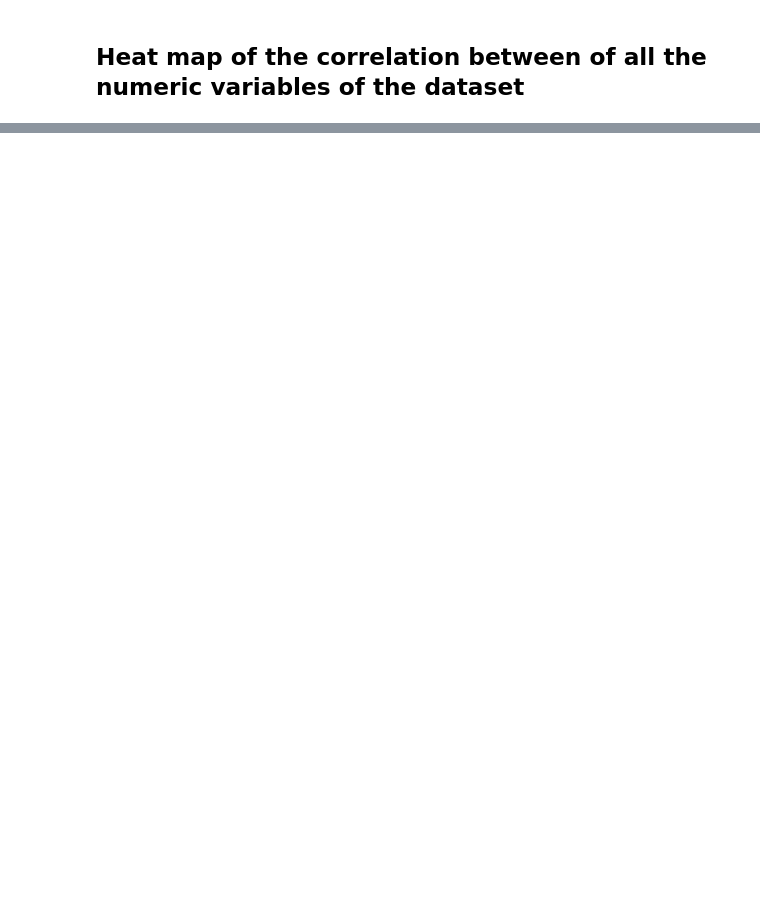
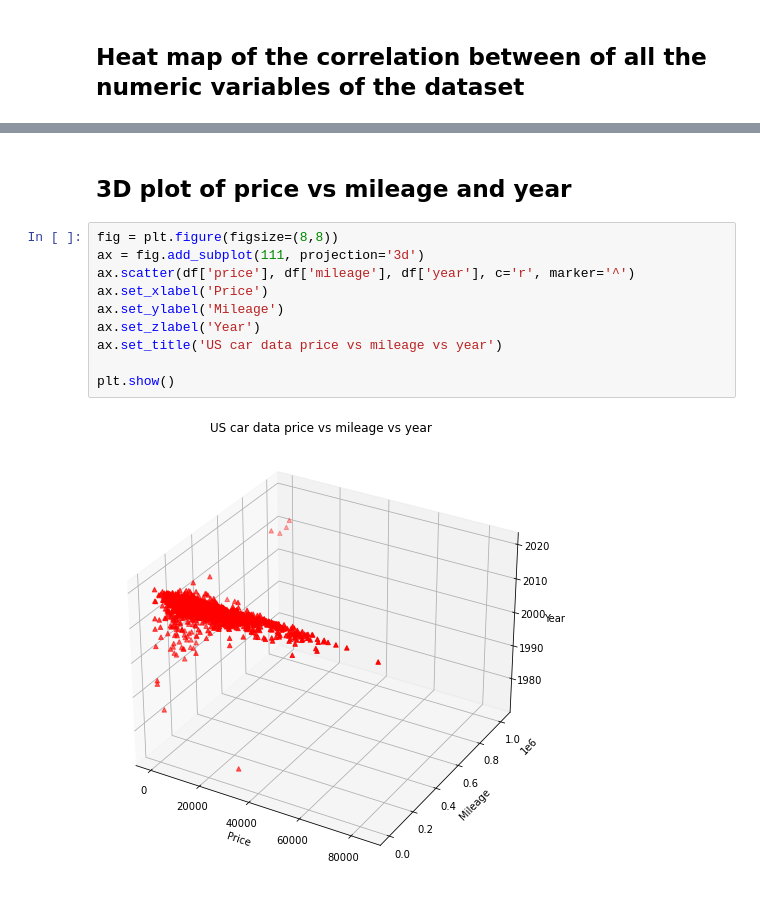
Before and after one commit to ferrycosv/data-visualization, a Jupyter notebook: visualizations.ipynb, the cells around one changed output, grey strips where cells are left out. Saved outputs shown, nothing was run; the diff lists cells and outputs as text; blank space fills up the shorter version.

```diff
--- a/visualizations.ipynb
+++ b/visualizations.ipynb
@@ -92,0 +95,14 @@ plt.show()
+# %% [markdown]
+## 3D plot of price vs mileage and year
+# %%
+fig = plt.figure(figsize=(8,8))
+ax = fig.add_subplot(111, projection='3d')
+ax.scatter(df['price'], df['mileage'], df['year'], c='r', marker='^')
+ax.set_xlabel('Price')
+ax.set_ylabel('Mileage')
+ax.set_zlabel('Year')
+ax.set_title('US car data price vs mileage vs year')
+
+plt.show()
+# %% [output]
+[figure, added]
```
Also changed, not shown: parts of 4 cells of this notebook.
